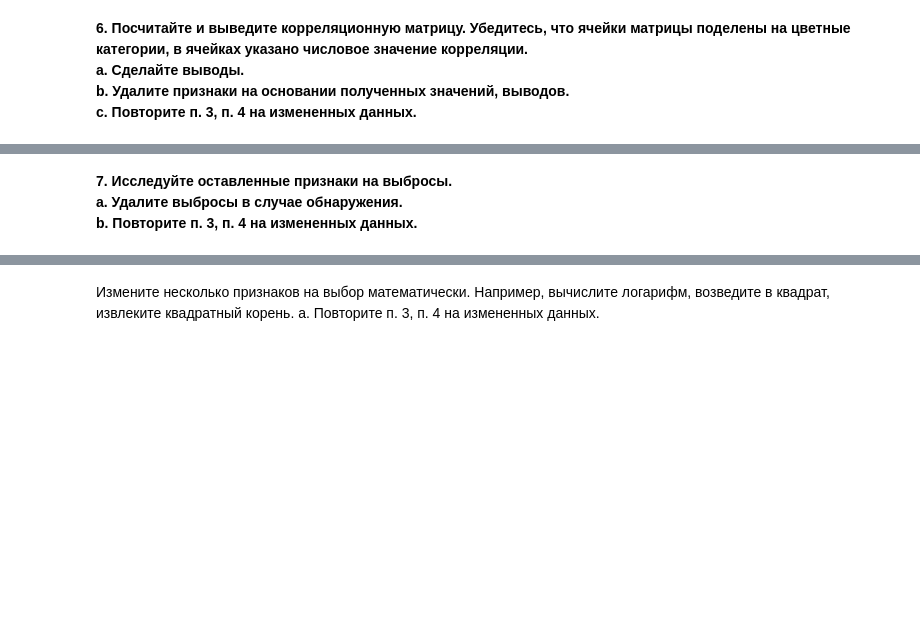
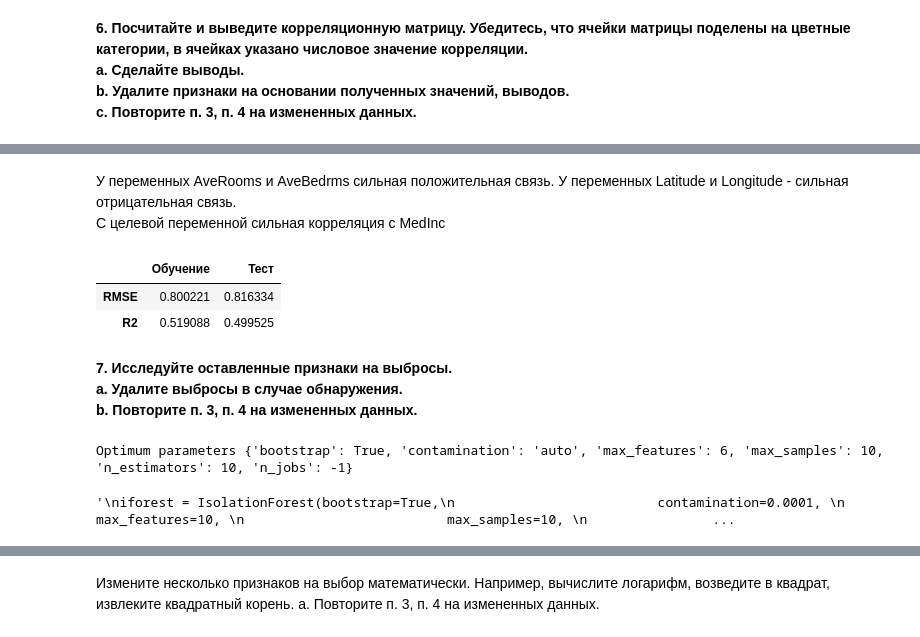
Before and after one commit to adtitovich/dsml-17, a Jupyter notebook: m5.ipynb, the cells around one changed output, grey strips where cells are left out. Drawn from its saved outputs; the diff is of its cells as text; code cells hidden in the pictures; blank space fills up the shorter version.

```diff
--- a/m5.ipynb
+++ b/m5.ipynb
@@ -76,4 +89,80 @@ c. Повторите п. 3, п. 4 на измененных данных.**
+# %% [markdown]
+У переменных AveRooms и	AveBedrms сильная положительная связь. У переменных Latitude и Longitude - сильная отрицательная связь.
+С целевой переменной сильная корреляция с MedInc
+# %%
+# удалим признаки AveRooms и Longitude
+X = X.drop(columns=['AveRooms', 'Longitude'])
+
+# делим выборку
+X_train, X_test, y_train, y_test = train_test_split(X, y, test_size=0.2, random_state=16)
+
+# строим модель
+model = LinearRegression().fit(X_train, y_train)
+
+# вычисляем метрики
+pd.DataFrame({'Обучение':[mean_squared_error(y_train, model.predict(X_train), squared=False),
+                          r2_score(y_train, model.predict(X_train))],
+              'Тест':[mean_squared_error(y_test, model.predict(X_test), squared=False),
+                      r2_score(y_test, model.predict(X_test))]},
+             index = ['RMSE', 'R2'])
+# %% [output]
+|  | Обучение | Тест |
+| RMSE | 0.800221 | 0.816334 |
+| R2 | 0.519088 | 0.499525 |
 # %% [markdown]
 **7. Исследуйте оставленные признаки на выбросы.
 a. Удалите выбросы в случае обнаружения.
 b. Повторите п. 3, п. 4 на измененных данных.**
+# %%
+#
+
+
+from sklearn.ensemble import IsolationForest
+from sklearn.model_selection import GridSearchCV
+
+
+
+
+
+
+
+search_model = IsolationForest(random_state=32)
+
+param = {'n_estimators': [10, 300],
+              'max_samples': [10],
+              'contamination': ['auto'],
+              'max_features': [1, 6],
+              'bootstrap': [True],
+              'n_jobs': [-1]}
+
+grid_search = GridSearchCV(search_model,
+                                           param,
+                                           scoring="neg_mean_squared_error",
+                                           refit=True,
+                                           cv=10,
+                                           return_train_score=True)
+param_best = grid_search.fit(X_train, y_train).best_params_
+print('Optimum parameters', param_best)
+# %% [output]
+Optimum parameters {'bootstrap': True, 'contamination': 'auto', 'max_features': 6, 'max_samples': 10, 'n_estimators': 10, 'n_jobs': -1}
+# %%
+# Run the tuned Isolation Forest model
+
+iforest = IsolationForest(random_state=16)
+iforest.set_params(**param_best)
+
+
+y_pred = iforest.fit_predict(X_train)
+
+"""
+iforest = IsolationForest(bootstrap=True,
+                          contamination=0.0001,
+                          max_features=10,
+                          max_samples=10,
+                          n_estimators=1000,
+                          n_jobs=-1,
+                         random_state=1)
+y_pred = iforest.fit_predict(X_train)
+"""
+# %% [output]
+'\niforest = IsolationForest(bootstrap=True,\n                          contamination=0.0001, \n                          max_features=10, \n                          max_samples=10, \n                ...
```
Also changed, not shown: parts of 17 cells of this notebook.
